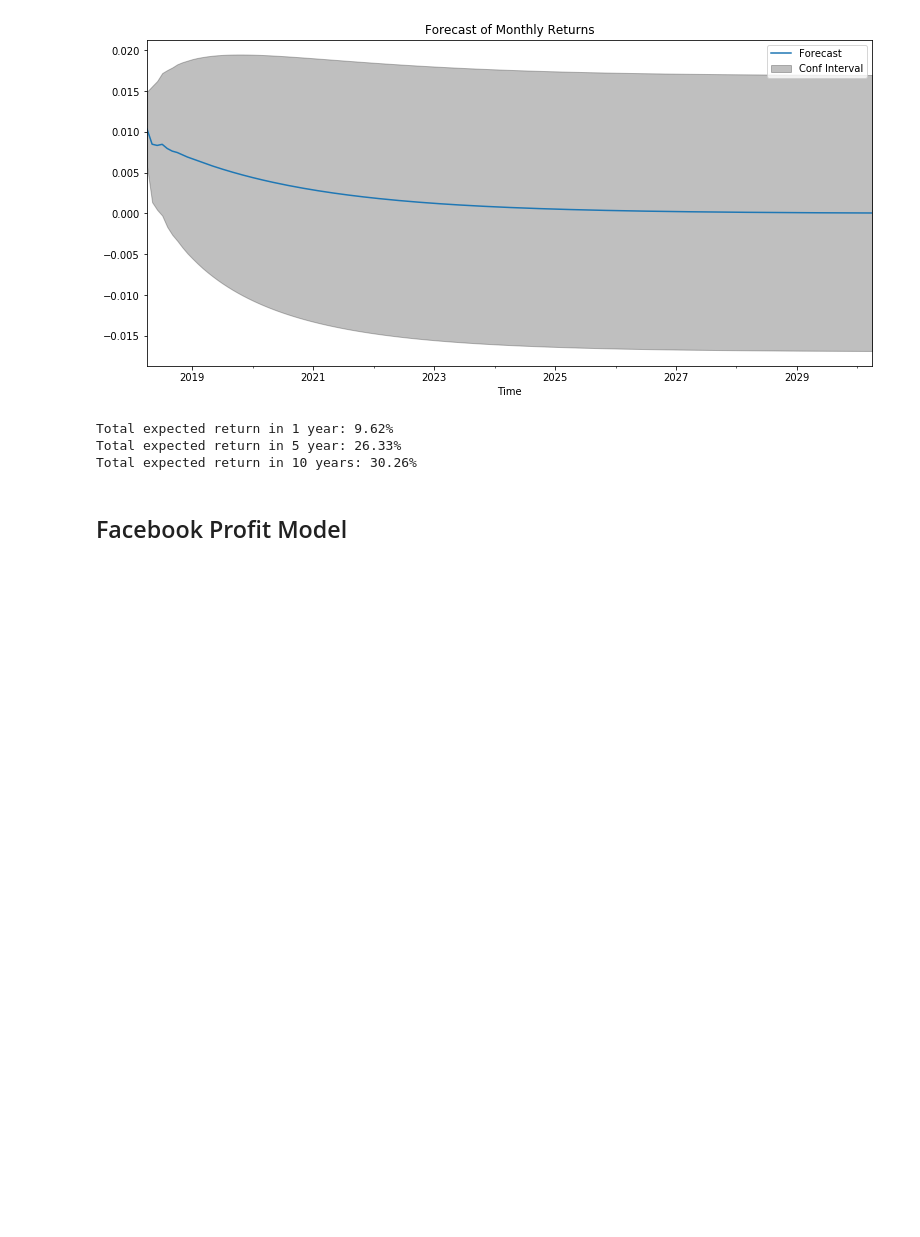
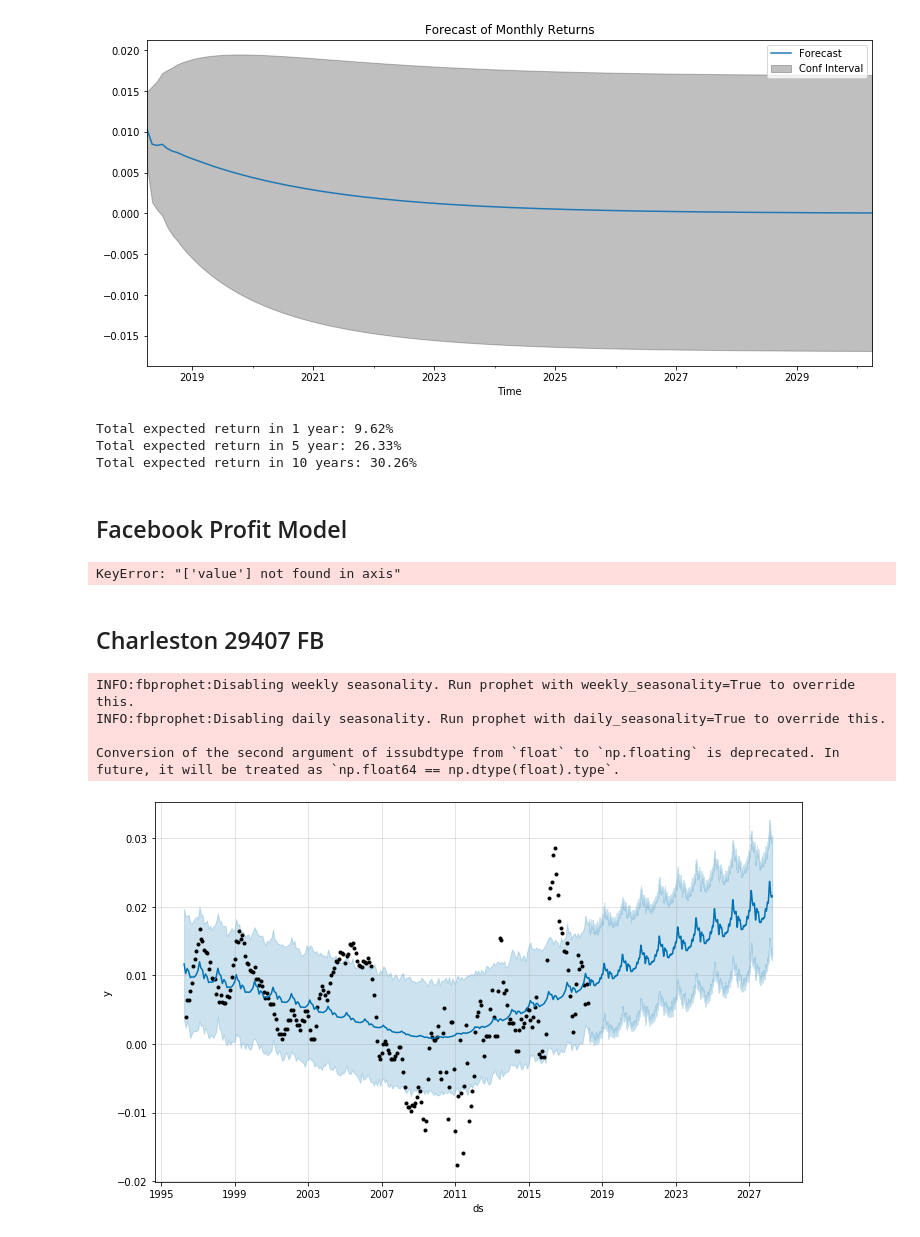
Before and after one commit to k0marrr1/Time_Series_Zillow, a Jupyter notebook: Project.ipynb, the cells around one changed output. Drawn from its saved outputs; the diff is of its cells as text; code cells hidden in the pictures; blank space fills up the shorter version.

```diff
--- a/Project.ipynb
+++ b/Project.ipynb
@@ -463,0 +439,18 @@ dfs_ts[0]
+# %%
+#List to help me remeber each zipcode and corresponding city name
+#Charleston 29407
+#Charleston 29412
+#Alexandria 56308
+#Minneapolis 55406
+#Sherrelwood 80221
+dfs_ts[0].drop(['RegionName'], axis=1, inplace=True)
+dfs_ts[1].drop(['RegionName'], axis=1, inplace=True)
+dfs_ts[2].drop(['RegionName'], axis=1, inplace=True)
+dfs_ts[3].drop(['RegionName'], axis=1, inplace=True)
+dfs_ts[4].drop(['RegionName'], axis=1, inplace=True)
+
+dfs_ts[0].rename(columns={"Return": "y"}, inplace=True)
+dfs_ts[1].rename(columns={"Return": "y"}, inplace=True)
+dfs_ts[2].rename(columns={"Return": "y"}, inplace=True)
+dfs_ts[3].rename(columns={"Return": "y"}, inplace=True)
+dfs_ts[4].rename(columns={"Return": "y"}, inplace=True)
@@ -762,3 +780,40 @@ Total expected return in 5 year: 26.33%
 Total expected return in 10 years: 30.26%
 # %% [markdown]
 ## Facebook Profit Model
+# %%
+# import Face bookProphet
+from fbprophet import Prophet
+#Changing the data to run for Facebook Prophet
+dfs_ts[0].reset_index(level=0, inplace=True)
+dfs_ts[1].reset_index(level=0, inplace=True)
+dfs_ts[2].reset_index(level=0, inplace=True)
+dfs_ts[3].reset_index(level=0, inplace=True)
+dfs_ts[4].reset_index(level=0, inplace=True)
+
+dfs_ts[0].drop(['value'], axis=1, inplace=True)
+dfs_ts[1].drop(['value'], axis=1, inplace=True)
+dfs_ts[2].drop(['value'], axis=1, inplace=True)
+dfs_ts[3].drop(['value'], axis=1, inplace=True)
+dfs_ts[4].drop(['value'], axis=1, inplace=True)
+
+dfs_ts[0].rename(columns={"time": "ds"}, inplace=True)
+dfs_ts[1].rename(columns={"time": "ds"}, inplace=True)
+dfs_ts[2].rename(columns={"time": "ds"}, inplace=True)
+dfs_ts[3].rename(columns={"time": "ds"}, inplace=True)
+dfs_ts[4].rename(columns={"time":"ds"}, inplace=True)
+# %% [output]
+KeyError: "['value'] not found in axis"
+# %% [markdown]
+## Charleston 29407 FB
+# %%
+prophet = Prophet(seasonality_mode = 'multiplicative').fit(dfs_ts[0])
+
+future = prophet.make_future_dataframe(periods=3652)
+fcst = prophet.predict(future)
+fig = prophet.plot(fcst)
+# %% [output]
+INFO:fbprophet:Disabling weekly seasonality. Run prophet with weekly_seasonality=True to override this.
+INFO:fbprophet:Disabling daily seasonality. Run prophet with daily_seasonality=True to override this.
+
+Conversion of the second argument of issubdtype from `float` to `np.floating` is deprecated. In future, it will be treated as `np.float64 == np.dtype(float).type`.
+[figure, added]
```
Also changed, not shown: parts of 31 cells of this notebook.
